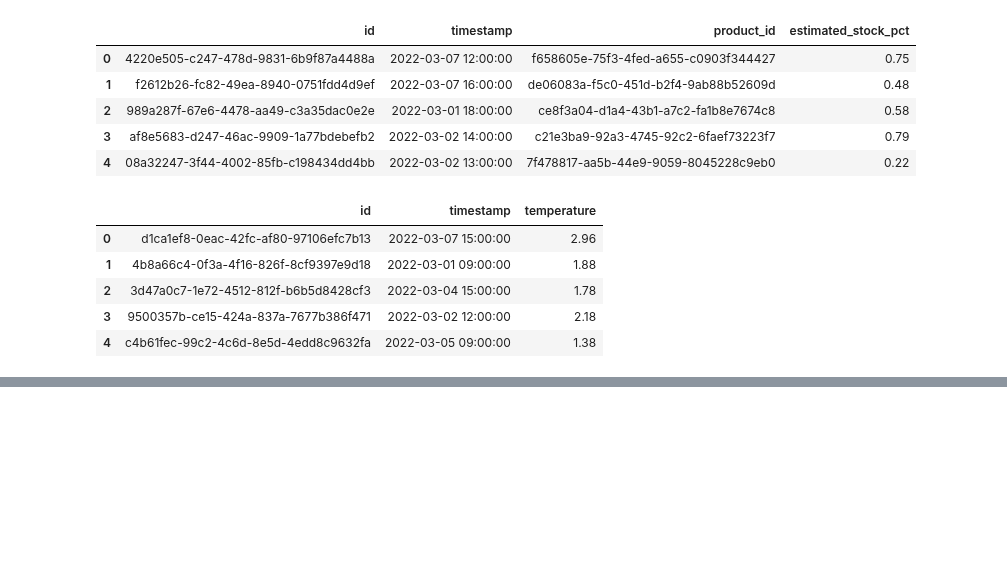
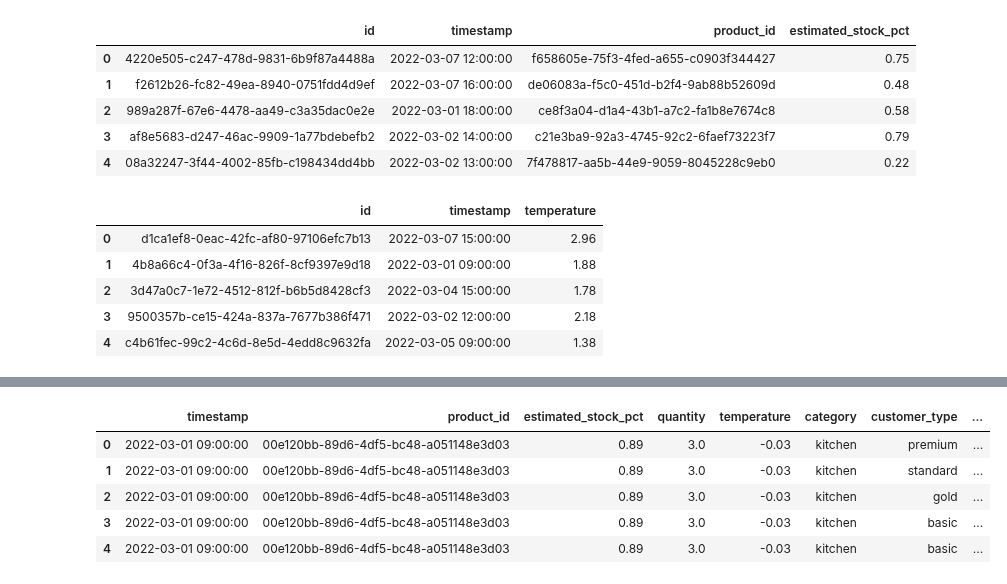
Before and after one commit to Akshay-Paunikar/Forage_Virtual_Internship_Program, a Jupyter notebook: Cognizant/Task 3 - Model Building and Interpretation/Task_3_Model_Building_and_Interpretation.ipynb, the cells around one changed output, grey strips where cells are left out. Drawn from its saved outputs; the diff is of its cells as text; code cells hidden in the pictures; blank space fills up the shorter version.

```diff
--- a/Cognizant/Task 3 - Model Building and Interpretation/Task_3_Model_Building_and_Interpretation.ipynb
+++ b/Cognizant/Task 3 - Model Building and Interpretation/Task_3_Model_Building_and_Interpretation.ipynb
@@ -279,0 +410,10 @@ storage_temp_data.head()
+# %%
+merged_data = merged_data.merge(right=numerical_data, how='left', on=['product_id'])
+merged_data.head()
+# %% [output]
+|  | timestamp | product_id | estimated_stock_pct | quantity | temperature | category | customer_type | ... |
+| 0 | 2022-03-01 09:00:00 | 00e120bb-89d6-4df5-bc48-a051148e3d03 | 0.89 | 3.0 | -0.03 | kitchen | premium | ... |
+| 1 | 2022-03-01 09:00:00 | 00e120bb-89d6-4df5-bc48-a051148e3d03 | 0.89 | 3.0 | -0.03 | kitchen | standard | ... |
+| 2 | 2022-03-01 09:00:00 | 00e120bb-89d6-4df5-bc48-a051148e3d03 | 0.89 | 3.0 | -0.03 | kitchen | gold | ... |
+| 3 | 2022-03-01 09:00:00 | 00e120bb-89d6-4df5-bc48-a051148e3d03 | 0.89 | 3.0 | -0.03 | kitchen | basic | ... |
+| 4 | 2022-03-01 09:00:00 | 00e120bb-89d6-4df5-bc48-a051148e3d03 | 0.89 | 3.0 | -0.03 | kitchen | basic | ... |
```
Also changed, not shown: parts of 35 cells of this notebook.
